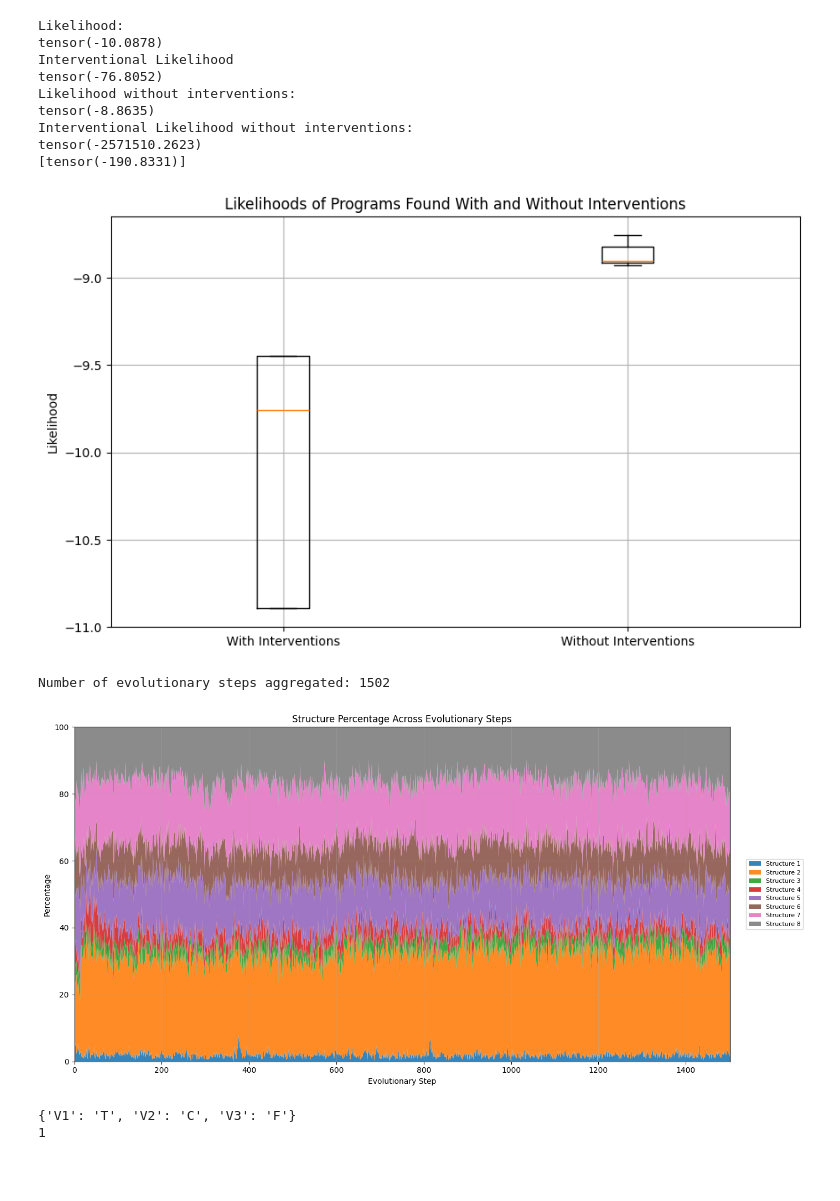
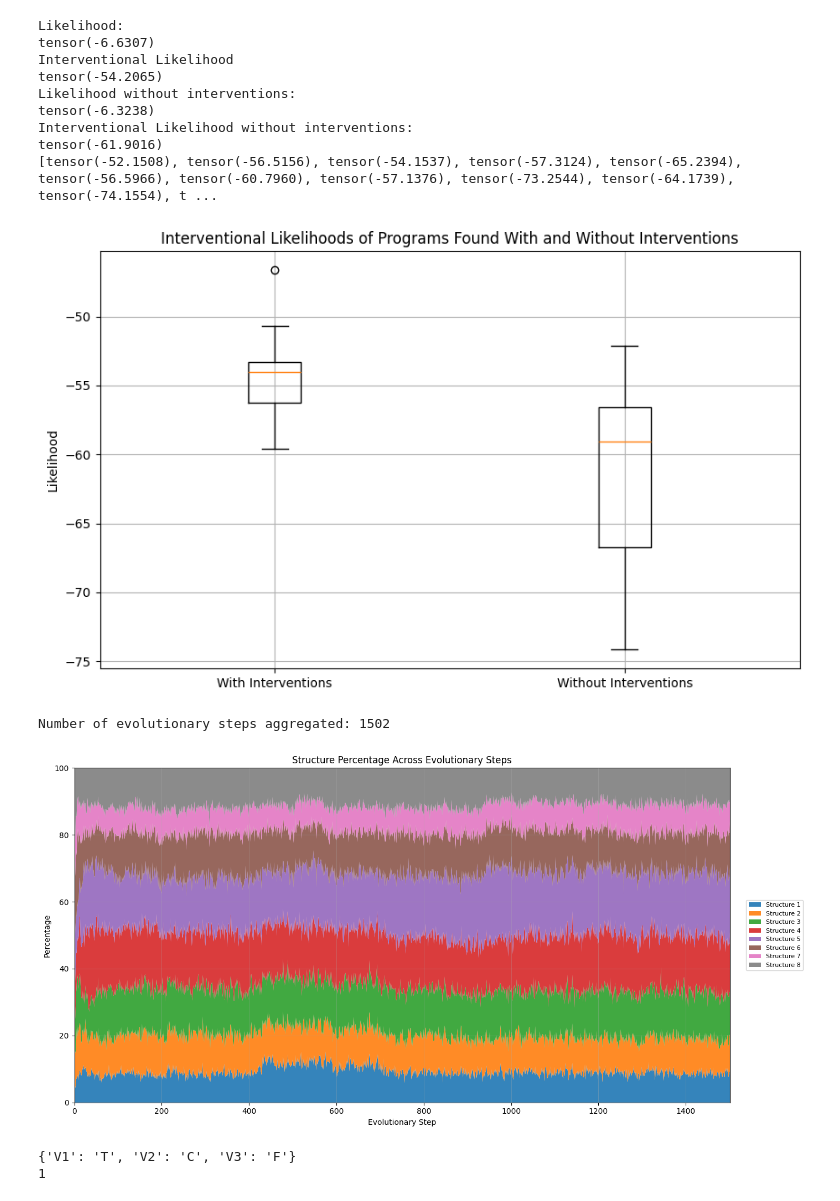
Before and after one commit to r-doz/Causal_Models_Synthesis, a Jupyter notebook: src/causal_plots_one_obj.ipynb, the cells around one changed output. Cells and saved outputs as stored; diff of their text form; code cells hidden in the pictures; blank space fills up the shorter version.

```diff
--- a/src/causal_plots_one_obj.ipynb
+++ b/src/causal_plots_one_obj.ipynb
@@ -12,7 +12,7 @@ import fitness.soga_fitness_SCM as soga_fitness_SCM
 import fitness.interventions as interventions
 # %%
 # Read all pareto_fitness.txt files under results/causal_skills_tests and build aggregated stats
-ex_name = 'chain_no_if'
+ex_name = 'chain'
 program = 'chain'
 base_dir = path.join('..', 'results', ex_name)
 pattern = path.join(base_dir, '**', 'stats.tsv')
@@ -155,5 +163,5 @@ plt.show()
 # %%
-no_int_ex_name = 'chain_no_interventions'
+no_int_ex_name = 'common_cause_no_interventions'
 
 # Read all best.txt files under results/chain_no_interventions and compute the likelihood of the program in each best.txt file (it's between "Pre-processed Program \n :" and "Tree:")
 pattern_no_int = path.join('..', 'results', no_int_ex_name, '**', 'best.txt')
@@ -179,7 +187,11 @@ for file in files_no_int:
         data_intervened = np.loadtxt(dataset_file, delimiter=',')
         program_intervened = interventions.apply_intervention_to_program(program_str, var, value)
         #print(f'Program intervened:\n{program_intervened}')
-        interventional_likelihood = soga_fitness_SCM.compute_likelihood(program_intervened, vars, data_intervened)
+        try:
+            interventional_likelihood = soga_fitness_SCM.compute_likelihood(program_intervened, vars, data_intervened)
+        except Exception as e:
+            print(f'Error computing likelihood for intervention {var}={value}: {e}')
+            interventional_likelihood = -1000000.0
         #print(f'Interventional likelihood for intervention {var}={value}: {interventional_likelihood}')
         likelihood_no_int += interventional_likelihood
 
@@ -195,6 +207,6 @@ Likelihoods of programs found interventions: [tensor(-3000063.7281), tensor(-300
 # %%
 import torch
-ex_name = 'chain_no_if'
+ex_name = 'common_cause_no_if'
 
 # Read all best.txt files under results/chain_no_interventions and compute the likelihood of the program in each best.txt file (it's between "Pre-processed Program \n :" and "Tree:")
 pattern = path.join('..', 'results', ex_name, '**', 'best.txt')
@@ -256,31 +268,34 @@ likelihoods_no_int_filtered = [x for x in likelihoods_no_int if x > -10000.0]
 print(likelihoods_no_int_filtered)
 # %% [output]
 Likelihood:
-tensor(-10.0878)
+tensor(-6.6307)
 Interventional Likelihood
-tensor(-76.8052)
+tensor(-54.2065)
 Likelihood without interventions:
-tensor(-8.8635)
+tensor(-6.3238)
 Interventional Likelihood without interventions:
-tensor(-2571510.2623)
-[tensor(-190.8331)]
+tensor(-61.9016)
+[tensor(-52.1508), tensor(-56.5156), tensor(-54.1537), tensor(-57.3124), tensor(-65.2394), tensor(-56.5966), tensor(-60.7960), tensor(-57.1376), tensor(-73.2544), tensor(-64.1739), tensor(-74.1554), t ...
 # %%
 #create a boxplot with mean and variance of likelihoods_no_interventions and likelihoods_no_int_no_interventions
 plt.figure(figsize=(10, 6))
-#plt.boxplot([likelihoods, likelihoods_no_int_filtered], labels=['With Interventions', 'Without Interventions'])
-plt.boxplot([likelihoods_no_interventions, likelihoods_no_int_no_interventions], labels=['With Interventions', 'Without Interventions'])
 
-plt.title('Likelihoods of Programs Found With and Without Interventions')
+plt.boxplot([likelihoods, likelihoods_no_int_filtered], labels=['With Interventions', 'Without Interventions'])
+plt.title('Interventional Likelihoods of Programs Found With and Without Interventions')
+
+#plt.boxplot([likelihoods_no_interventions, likelihoods_no_int_no_interventions], labels=['With Interventions', 'Without Interventions'])
+#plt.title('Likelihoods of Programs Found With and Without Interventions')
+
 plt.ylabel('Likelihood')
 plt.grid()
 plt.show()
 # %% [output]
-[figure, old version]
+[figure, new version]
 # %%
 from collections import Counter
 import re
 
-ex_name = 'chain_no_interventions'
+ex_name = 'common_cause_no_if'
 pattern = path.join('..', 'results', ex_name, '**', 'structure.csv')
 files = glob(pattern, recursive=True)
 
@@ -305,34 +320,34 @@ print(f'Number of evolutionary steps aggregated: {len(structure_counts_aggregate
 
 # Build a consistent list of all structures that appeared
 all_structures = sorted({s for c in structure_counts_aggregated for s in c.keys()}, key=lambda x: int(x))
 n_steps = len(structure_counts_aggregated)
 x = np.arange(n_steps)
 
 # percentages[i, t] = percentage of structure i at step t
 percentages = np.zeros((len(all_structures), n_steps), dtype=float)
 
 for t, counter in enumerate(structure_counts_aggregated):
     total = sum(counter.values())
     if total == 0:
         continue
     for i, structure in enumerate(all_structures):
         percentages[i, t] = 100.0 * counter.get(structure, 0) / total
 
 # Stacked area chart
 plt.figure(figsize=(14, 7))
 plt.stackplot(x, *percentages, labels=[f'Structure {s}' for s in all_structures], alpha=0.9)
 plt.title('Structure Percentage Across Evolutionary Steps')
 plt.xlabel('Evolutionary Step')
 plt.ylabel('Percentage')
 plt.xlim(0, n_steps - 1)
 plt.ylim(0, 100)
 plt.grid(alpha=0.3)
 plt.legend(loc='center left', bbox_to_anchor=(1.02, 0.5), fontsize=8)
 plt.tight_layout()
 plt.show()
 # %% [output]
 Number of evolutionary steps aggregated: 1502
-[figure, old version]
+[figure, new version]
 # %%
 from fitness.minimise_causal_arrows import count_causal_arrows, structure_to_id, structure_to_id_undirected, perm_to_mapping
 p = """
```
Also changed, not shown: parts of 6 cells of this notebook, 17 other files.
